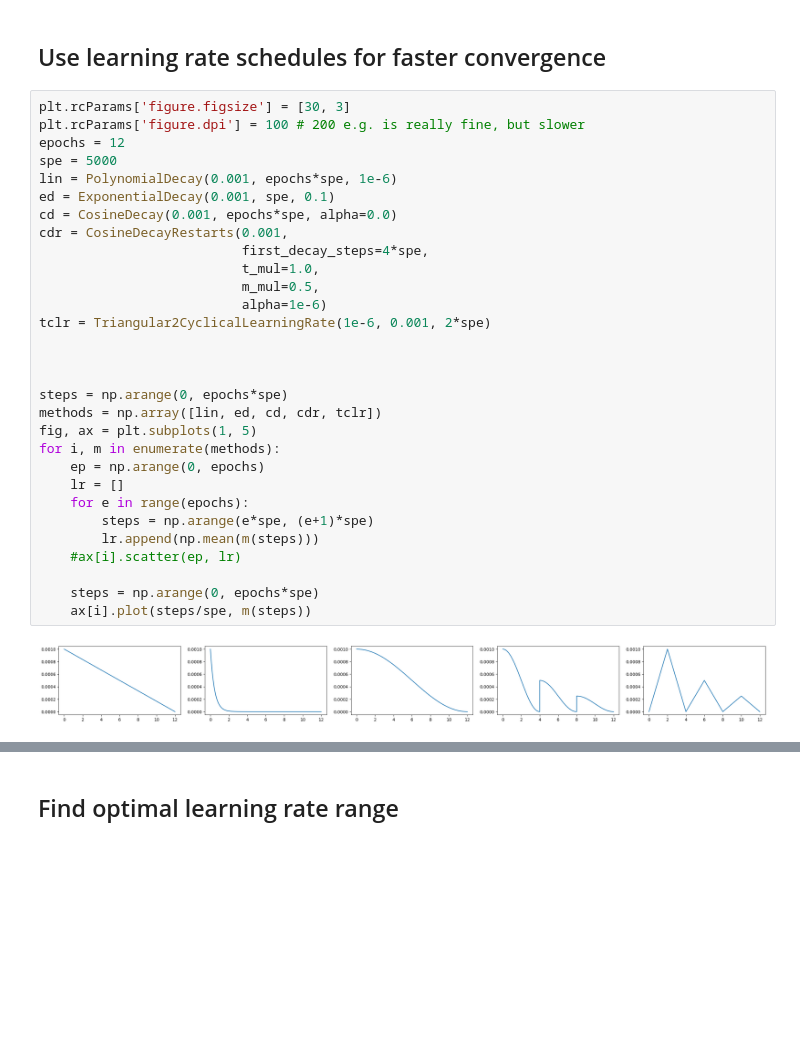
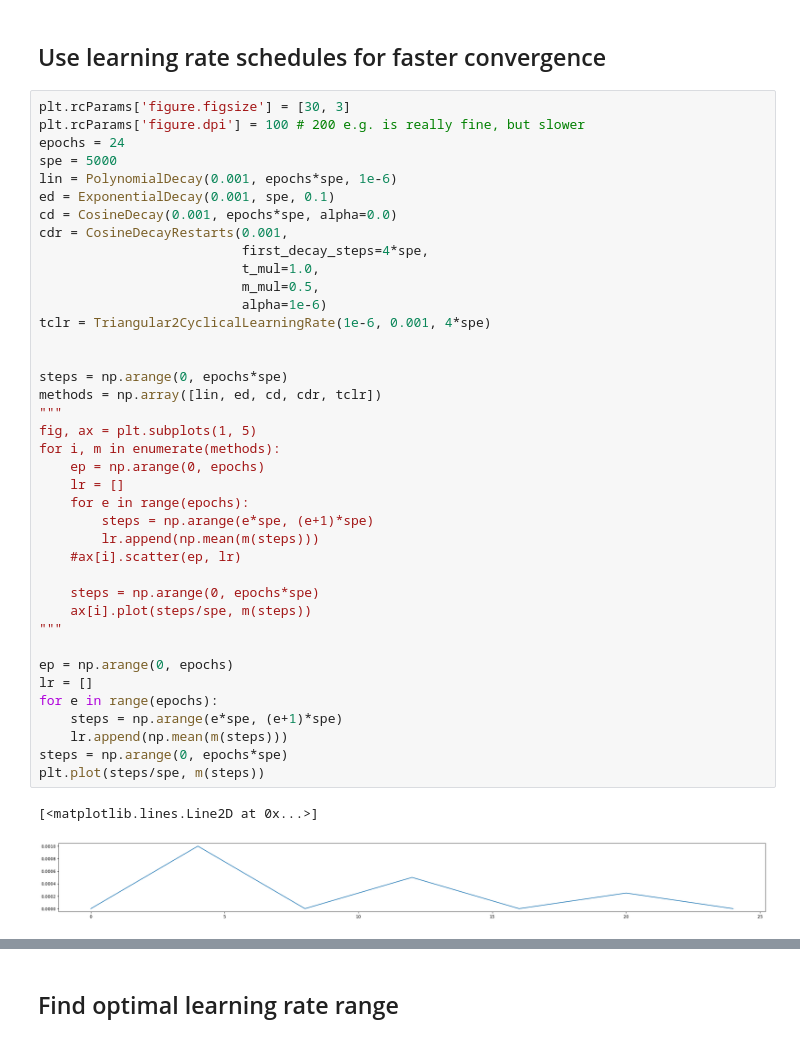
Before and after one commit to borkh/mcbm-ring-reco, a Jupyter notebook: notebooks/lrschedules.ipynb, the cells around one changed output, grey strips where cells are left out. Cells and saved outputs as stored; diff of their text form; blank space fills up the shorter version.

```diff
--- a/notebooks/lrschedules.ipynb
+++ b/notebooks/lrschedules.ipynb
@@ -26,32 +26,42 @@ Creating dataset...
 # %%
 plt.rcParams['figure.figsize'] = [30, 3]
 plt.rcParams['figure.dpi'] = 100 # 200 e.g. is really fine, but slower
-epochs = 12
+epochs = 24
 spe = 5000
 lin = PolynomialDecay(0.001, epochs*spe, 1e-6)
 ed = ExponentialDecay(0.001, spe, 0.1)
 cd = CosineDecay(0.001, epochs*spe, alpha=0.0)
 cdr = CosineDecayRestarts(0.001,
                           first_decay_steps=4*spe,
                           t_mul=1.0,
                           m_mul=0.5,
                           alpha=1e-6)
-tclr = Triangular2CyclicalLearningRate(1e-6, 0.001, 2*spe)
-
+tclr = Triangular2CyclicalLearningRate(1e-6, 0.001, 4*spe)
 
 
 steps = np.arange(0, epochs*spe)
 methods = np.array([lin, ed, cd, cdr, tclr])
+"""
 fig, ax = plt.subplots(1, 5)
 for i, m in enumerate(methods):
     ep = np.arange(0, epochs)
     lr = []
     for e in range(epochs):
         steps = np.arange(e*spe, (e+1)*spe)
         lr.append(np.mean(m(steps)))
     #ax[i].scatter(ep, lr)
 
     steps = np.arange(0, epochs*spe)
     ax[i].plot(steps/spe, m(steps))
+"""
+
+ep = np.arange(0, epochs)
+lr = []
+for e in range(epochs):
+    steps = np.arange(e*spe, (e+1)*spe)
+    lr.append(np.mean(m(steps)))
+steps = np.arange(0, epochs*spe)
+plt.plot(steps/spe, m(steps))
 # %% [output]
+[<matplotlib.lines.Line2D at 0x...>]
-[figure, old version]
+[figure, new version]
```
Also changed, not shown: parts of 1 cell of this notebook, 12 other files.
